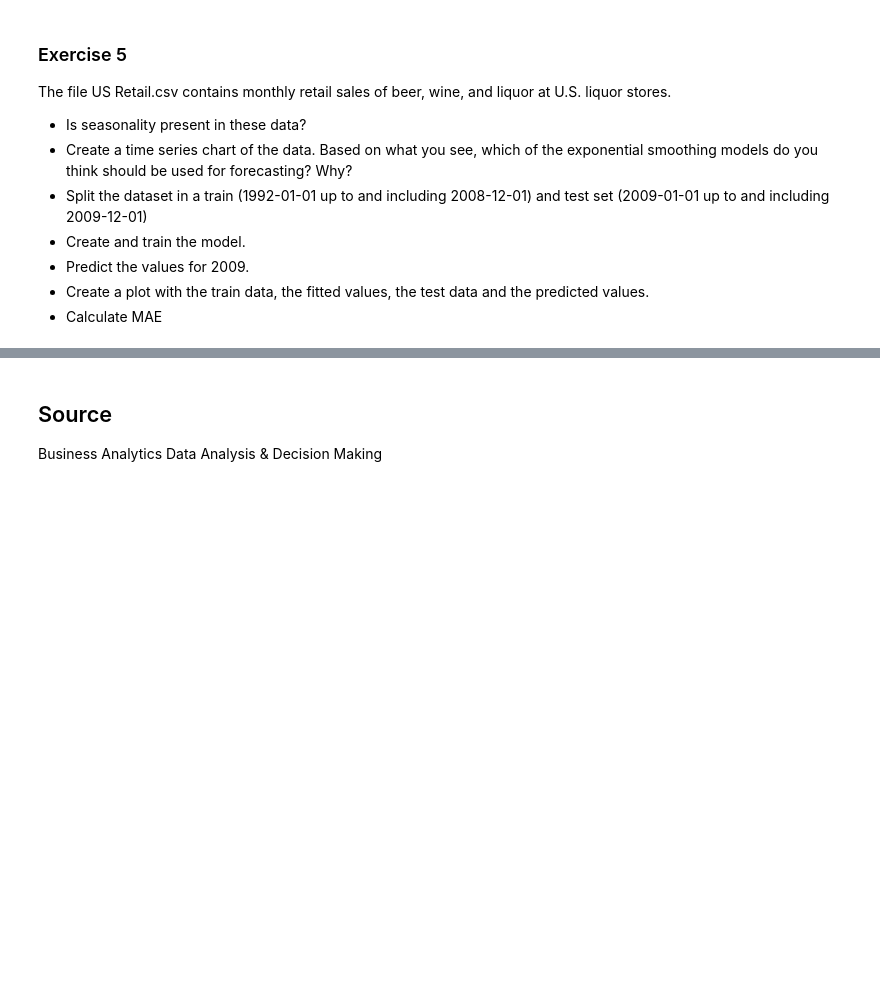
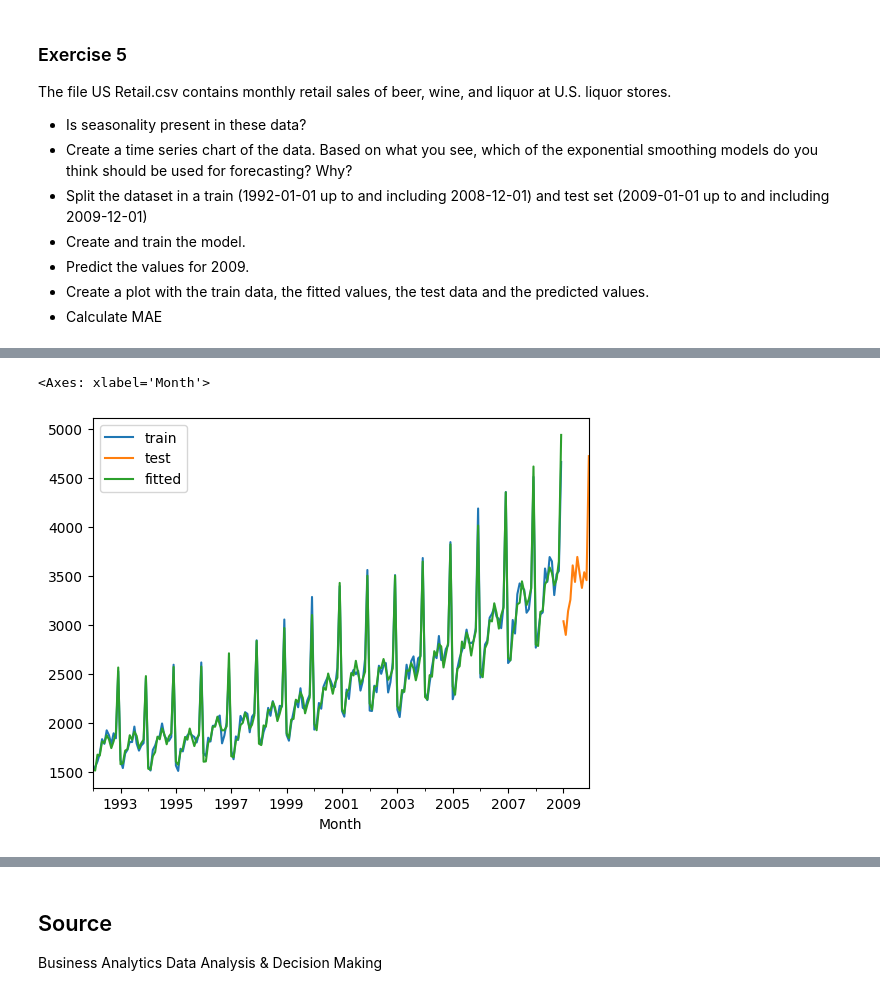
Before and after one commit to Bataklik/Data-Science-_-AI, a Jupyter notebook: 7-time-series/Time_series_Analysis_Lab_2.ipynb, the cells around one changed output, grey strips where cells are left out. Saved outputs shown, nothing was run; the diff lists cells and outputs as text; code cells hidden in the pictures; blank space fills up the shorter version.

```diff
--- a/7-time-series/Time_series_Analysis_Lab_2.ipynb
+++ b/7-time-series/Time_series_Analysis_Lab_2.ipynb
@@ -139,0 +198,17 @@ data.head()
+# %%
+from statsmodels.tsa.holtwinters import ExponentialSmoothing
+
+# Alles behalve de laaste 12 values
+train = data['Total Sales'][:-12]
+test = data['Total Sales'][-12:]
+
+model = ExponentialSmoothing(train,
+                             trend='add', seasonal='multiplicative',
+                                  seasonal_periods=12, freq='MS').fit()
+
+train.plot(legend=True, label='train')
+test.plot(legend=True, label='test')
+model.fittedvalues.plot(legend=True, label='fitted')
+# %% [output]
+<Axes: xlabel='Month'>
+[figure, added]
```
Also changed, not shown: parts of 16 cells of this notebook, 3 other files.
